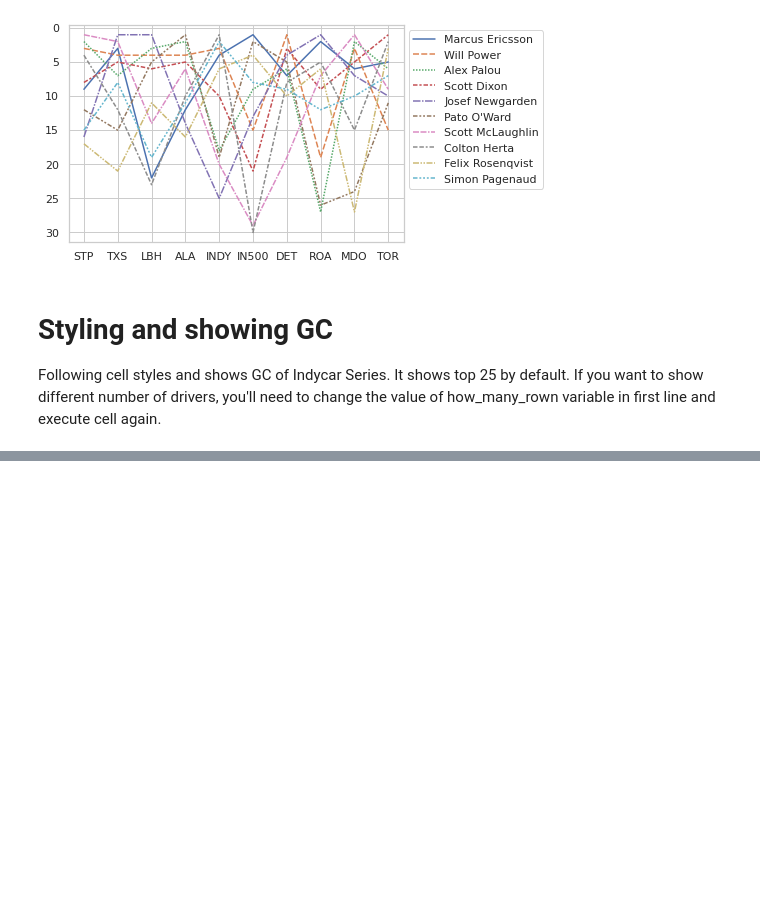
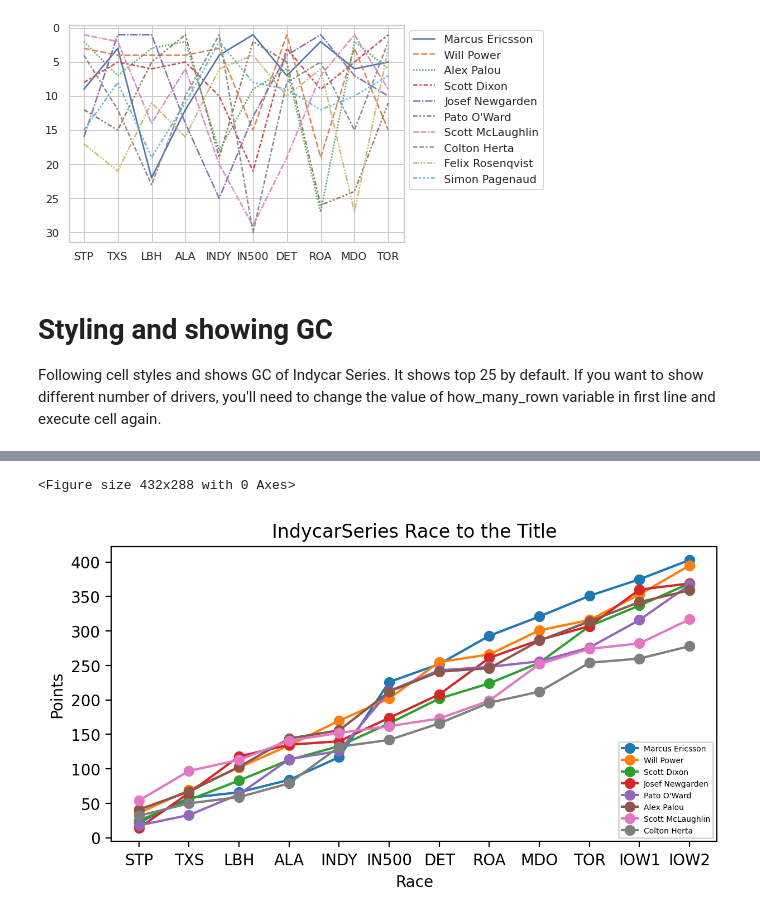
Before and after one commit to kztrp/MotorsportStats, a Jupyter notebook: Indycar2022.ipynb, the cells around one changed output, grey strips where cells are left out. Saved outputs shown, nothing was run; the diff lists cells and outputs as text; code cells hidden in the pictures; blank space fills up the shorter version.

Commit message:
Add race to title plot

```diff
--- a/Indycar2022.ipynb
+++ b/Indycar2022.ipynb
@@ -65,6 +65,8 @@ df_res.sort_values(['Points', 'Wins'], axis=0, ascending=False, inplace=True)
 df_res = df_res.reset_index(drop=True)
 df_res['Pos'] = range(1, df_res.shape[0]+1)
 df_res.insert(0, 'Pos', df_res.pop('Pos'))
+df2.sort_values(['Points'], axis=0, ascending=False, inplace=True)
+df2 = df2.reset_index(drop=True)
 # %% [markdown]
 ## Positions in Road, Oval and Street classifications
 Following cell computes positions in 3 types of tracks classifications to the PTR, PTO and PTSt columns.
@@ -175,0 +179,41 @@ df_st.set_table_styles([{'selector': 'th.col_heading.col5', 'props': 'text-align
+# %%
+# df_points = df2.loc[:, 'STP':'R17']
+# df_points = pd.concat((df2.loc[:,'Driver'], df2.loc[:, 'STP':'R17']))
+# df_points.columns[0] = 'Driver'
+how_many_races = 12
+race_names = ['STP', 'TXS', 'LBH', 'ALA', 'INDY', 'IN500', 'DET', 'ROA',
+              'MDO', 'TOR', 'IOW1', 'IOW2', 'IGP', 'NSH', 'GAT', 'POR', 'LAG'][:how_many_races]
+points_array = np.zeros((df2.shape[0], how_many_races))
+df2 = df2.fillna(0)
+for i in range(points_array.shape[0]):
+    for j in range(points_array.shape[1]):
+        # races = columns[np.r_[4:9,10:22]]
+        if j < 5:
+            points_array[i,j] = df2.iloc[i, 4:4+j+1].to_numpy().sum()
+        # elif j == 6:
+        #     points_array[i,j] = df2.iloc[i, 4:8].to_numpy().sum() #+ df2.iloc[i, 22:22+j+1].to_numpy().sum()
+        elif j>=5:
+            points_array[i,j] = df2.iloc[i, 4:4+j+2].to_numpy().sum() #+ df2.iloc[i, 22:22+j+1].to_numpy().sum()
+        points_array[i,j] += df2.iloc[i, 22:22+j+1].to_numpy().sum()
+max_points = int(points_array[0, -1])
+plt.clf()
+plt.figure(figsize=(7,3.5), dpi=200, facecolor=(1, 1, 1))
+for index, row in enumerate(points_array):
+    if index == 8:
+        break
+    plt.plot(row, 'o-')
+
+# plt.gca().invert_yaxis()
+plt.title('IndycarSeries Race to the Title')
+plt.xlabel("Race")
+plt.ylabel("Points")
+plt.legend(df2['Driver'], loc='lower right', prop={'size': 5})
+plt.yticks(range(0, max_points, 50))
+plt.xticks(range(how_many_races), race_names)
+
+# plt.savefig('Indycar Top 10.jpg', bbox_inches='tight', dpi=300)
+# plt.show()
+plt.savefig('Race to title.png')
+# %% [output]
+<Figure size 432x288 with 0 Axes>
+[figure, added]
```
Also changed, not shown: parts of 2 cells of this notebook, 1 other file.
